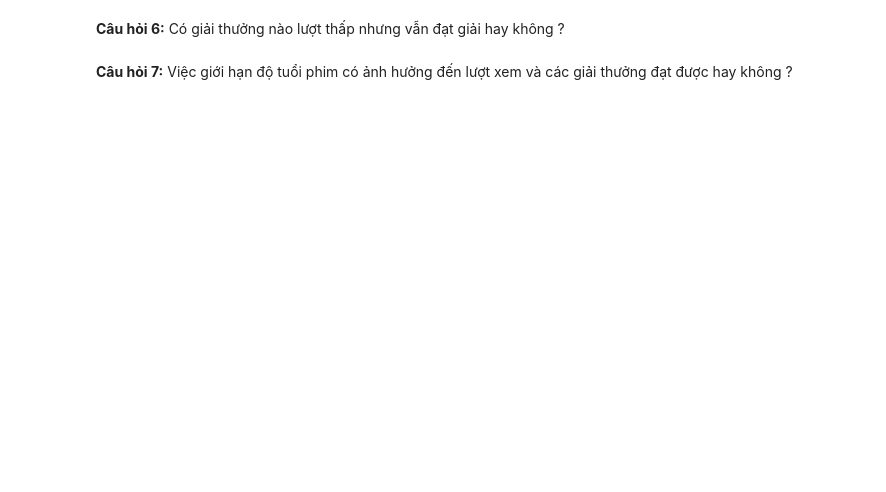
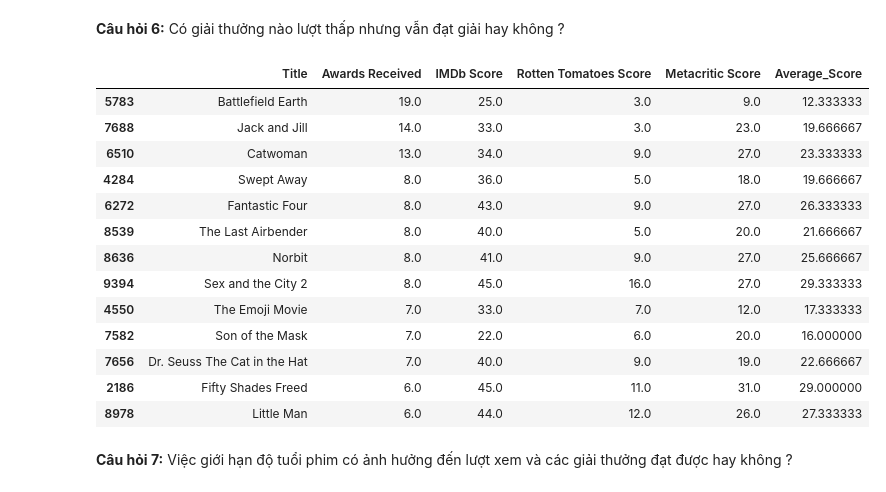
Before and after one commit to VienHaiYen/Netflix-dataset-2021, a Jupyter notebook: main.ipynb, the cells around one changed output. Saved outputs shown, nothing was run; the diff lists cells and outputs as text; code cells hidden in the pictures; blank space fills up the shorter version.

```diff
--- a/main.ipynb
+++ b/main.ipynb
@@ -307,4 +389,31 @@ Những phim hành động và kinh dị cũng xếp sau đó với 8%
 # %% [markdown]
 **Câu hỏi 6:** Có giải thưởng nào lượt thấp nhưng vẫn đạt giải hay không ?
+# %%
+mask = df['Awards Received'].notnull() & df['IMDb Score'].notnull() & df['Rotten Tomatoes Score'].notnull() & df['Metacritic Score'].notnull()
+df_movie_award = df[mask][['Title','Awards Received','IMDb Score','Rotten Tomatoes Score','Metacritic Score']]
+df_movie_award['IMDb Score'] = df_movie_award['IMDb Score'] * 10
+
+df_movie_award = df_movie_award.assign(Average_Score = lambda x: (x['IMDb Score'] + x['Rotten Tomatoes Score'] + x['Metacritic Score'])/3)
+
+mask_low_rating = df_movie_award['Average_Score'] < 30
+mask_high_award = df_movie_award['Awards Received'] > 5
+
+df_high_award_low_rating = df_movie_award[mask_low_rating & mask_high_award].sort_values(by=['Awards Received'],ascending=False)
+df_high_award_low_rating
+# %% [output]
+|  | Title | Awards Received | IMDb Score | Rotten Tomatoes Score | Metacritic Score | Average_Score |
+| 5783 | Battlefield Earth | 19.0 | 25.0 | 3.0 | 9.0 | 12.333333 |
+| 7688 | Jack and Jill | 14.0 | 33.0 | 3.0 | 23.0 | 19.666667 |
+| 6510 | Catwoman | 13.0 | 34.0 | 9.0 | 27.0 | 23.333333 |
+| 4284 | Swept Away | 8.0 | 36.0 | 5.0 | 18.0 | 19.666667 |
+| 6272 | Fantastic Four | 8.0 | 43.0 | 9.0 | 27.0 | 26.333333 |
+| 8539 | The Last Airbender | 8.0 | 40.0 | 5.0 | 20.0 | 21.666667 |
+| 8636 | Norbit | 8.0 | 41.0 | 9.0 | 27.0 | 25.666667 |
+| 9394 | Sex and the City 2 | 8.0 | 45.0 | 16.0 | 27.0 | 29.333333 |
+| 4550 | The Emoji Movie | 7.0 | 33.0 | 7.0 | 12.0 | 17.333333 |
+| 7582 | Son of the Mask | 7.0 | 22.0 | 6.0 | 20.0 | 16.000000 |
+| 7656 | Dr. Seuss The Cat in the Hat | 7.0 | 40.0 | 9.0 | 19.0 | 22.666667 |
+| 2186 | Fifty Shades Freed | 6.0 | 45.0 | 11.0 | 31.0 | 29.000000 |
+| 8978 | Little Man | 6.0 | 44.0 | 12.0 | 26.0 | 27.333333 |
 # %% [markdown]
 **Câu hỏi 7:** Việc giới hạn độ tuổi phim có ảnh hưởng đến lượt xem và các giải thưởng đạt được hay không ?
```
Also changed, not shown: parts of 12 cells of this notebook.
